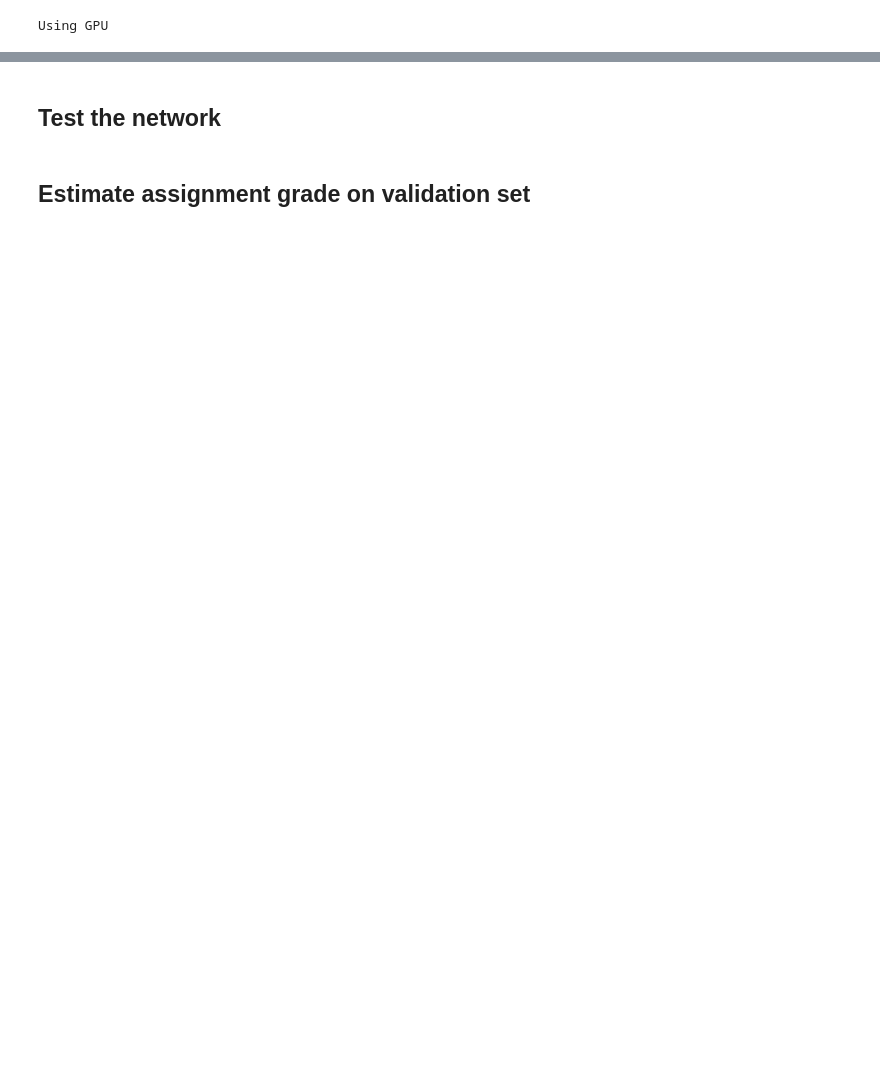
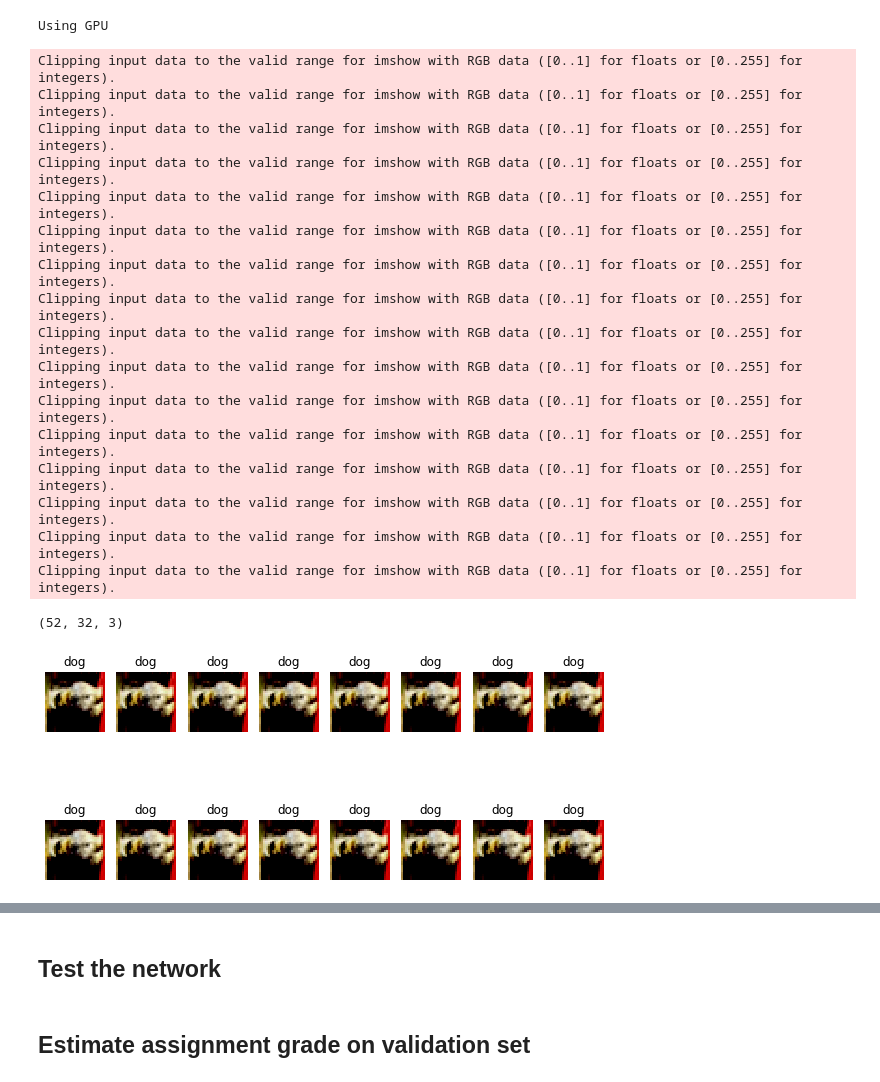
Before and after one commit to abf149/lab2-2022-abf149, a Jupyter notebook: workspace/lab2/lab2_sota_code.ipynb, the cells around one changed output, grey strips where cells are left out. Saved outputs shown, nothing was run; the diff lists cells and outputs as text; code cells hidden in the pictures; blank space fills up the shorter version.

```diff
--- a/workspace/lab2/lab2_sota_code.ipynb
+++ b/workspace/lab2/lab2_sota_code.ipynb
@@ -38,37 +39,100 @@ def read_labels(label_file):
 
 train_labels = read_labels("dataset/train_labels.csv")
 
 train_images = np.load("dataset/train_data.npy")
 
 num_train = len(train_images)
 indices = list(range(num_train))
 split = 10000
 
 # shuffle data
 np.random.seed(6825)
 np.random.shuffle(indices)
 
 train_idx, valid_idx = indices[split:], indices[:split]
 train_sampler = SubsetRandomSampler(train_idx)
 valid_sampler = SubsetRandomSampler(valid_idx)
 
 transform = torchvision.transforms.Compose(
     [torchvision.transforms.Normalize((0.5,), (0.5,))])
 
 class CIFAR10Dataset(Dataset):
-    def __init__(self, lbls, imgs, transform=None):
-        self.transform=transform
-        self.samples = [(torch.from_numpy(imgs[idx])*2.0/255.0 - 1,lbls[idx].item()) for idx in range(len(train_val_labels))]
+
+    transform = transforms.Compose([
+        #transforms.ToPILImage(),
+        transforms.RandomAffine(0.0,translate=(0.0,0.0),scale=(1.0,1.0)),
+        #transforms.ToTensor()
+    ])
+
+    apply_transform=False
+
+    def __init__(self, lbls, imgs):
+        self.samples = [(torch.from_numpy(imgs[idx]),lbls[idx].item()) for idx in range(len(train_val_labels))]
 
     def __len__(self):
         return len(self.samples)
 
     def __getitem__(self, idx):
-        return self.samples[idx]
+
+        res = []
+
+        if self.apply_transform:
+            res = self.transform(self.samples[idx][0])
+
+            res = res + torch.normal(0, 255.0*0.000, size=(3,32,32))
+
+        else:
+            res = self.samples[idx][0]
 
 
-trainset = CIFAR10Dataset(train_labels,train_images,transform)
+        return (res*2.0/255.0 - 1.0,self.samples[idx][1])
 
-trainloader = torch.utils.data.DataLoader(trainset, batch_size=25, sampler=train_sampler, shuffle=False)
 
-validloader = torch.utils.data.DataLoader(trainset, batch_size=25, sampler=valid_sampler, shuffle=False)
+
+
+trainset_noxform = CIFAR10Dataset(train_labels,train_images)
+trainset_noxform.apply_transform=False
+
+trainset_xform = CIFAR10Dataset(train_labels,train_images)
+trainset_xform.apply_transform=False
+
+trainloader = torch.utils.data.DataLoader(trainset_xform, batch_size=25, sampler=train_sampler, shuffle=False)
+
+validloader = torch.utils.data.DataLoader(trainset_noxform, batch_size=25, sampler=valid_sampler, shuffle=False)
+
+plt.figure(1, figsize=(10,5))
+
+print(np.transpose(torch.nn.functional.pad(trainset_noxform[0][0],(10,10), "reflect").numpy()).shape)
+
+# No transform
+for idx in range(8):
+    plt.subplot(2,8,idx+1)
+    plt.imshow(np.transpose(trainset_noxform[1][0].numpy()))
+    plt.title("%s" % (class_names[train_labels[1]]))
+    plt.axis('off')
+
+# Transform
+for idx in range(8):
+    plt.subplot(2,8,idx+9)
+    plt.imshow(np.transpose(trainset_xform[1][0].numpy()))
+    plt.title("%s" % (class_names[train_labels[1]]))
+    plt.axis('off')
+# %% [output]
+Clipping input data to the valid range for imshow with RGB data ([0..1] for floats or [0..255] for integers).
+Clipping input data to the valid range for imshow with RGB data ([0..1] for floats or [0..255] for integers).
+Clipping input data to the valid range for imshow with RGB data ([0..1] for floats or [0..255] for integers).
+Clipping input data to the valid range for imshow with RGB data ([0..1] for floats or [0..255] for integers).
+Clipping input data to the valid range for imshow with RGB data ([0..1] for floats or [0..255] for integers).
+Clipping input data to the valid range for imshow with RGB data ([0..1] for floats or [0..255] for integers).
+Clipping input data to the valid range for imshow with RGB data ([0..1] for floats or [0..255] for integers).
+Clipping input data to the valid range for imshow with RGB data ([0..1] for floats or [0..255] for integers).
+Clipping input data to the valid range for imshow with RGB data ([0..1] for floats or [0..255] for integers).
+Clipping input data to the valid range for imshow with RGB data ([0..1] for floats or [0..255] for integers).
+Clipping input data to the valid range for imshow with RGB data ([0..1] for floats or [0..255] for integers).
+Clipping input data to the valid range for imshow with RGB data ([0..1] for floats or [0..255] for integers).
+Clipping input data to the valid range for imshow with RGB data ([0..1] for floats or [0..255] for integers).
+Clipping input data to the valid range for imshow with RGB data ([0..1] for floats or [0..255] for integers).
+Clipping input data to the valid range for imshow with RGB data ([0..1] for floats or [0..255] for integers).
+Clipping input data to the valid range for imshow with RGB data ([0..1] for floats or [0..255] for integers).
+(52, 32, 3)
+[figure, added]
```
Also changed, not shown: parts of 5 cells of this notebook, 3 other files.
